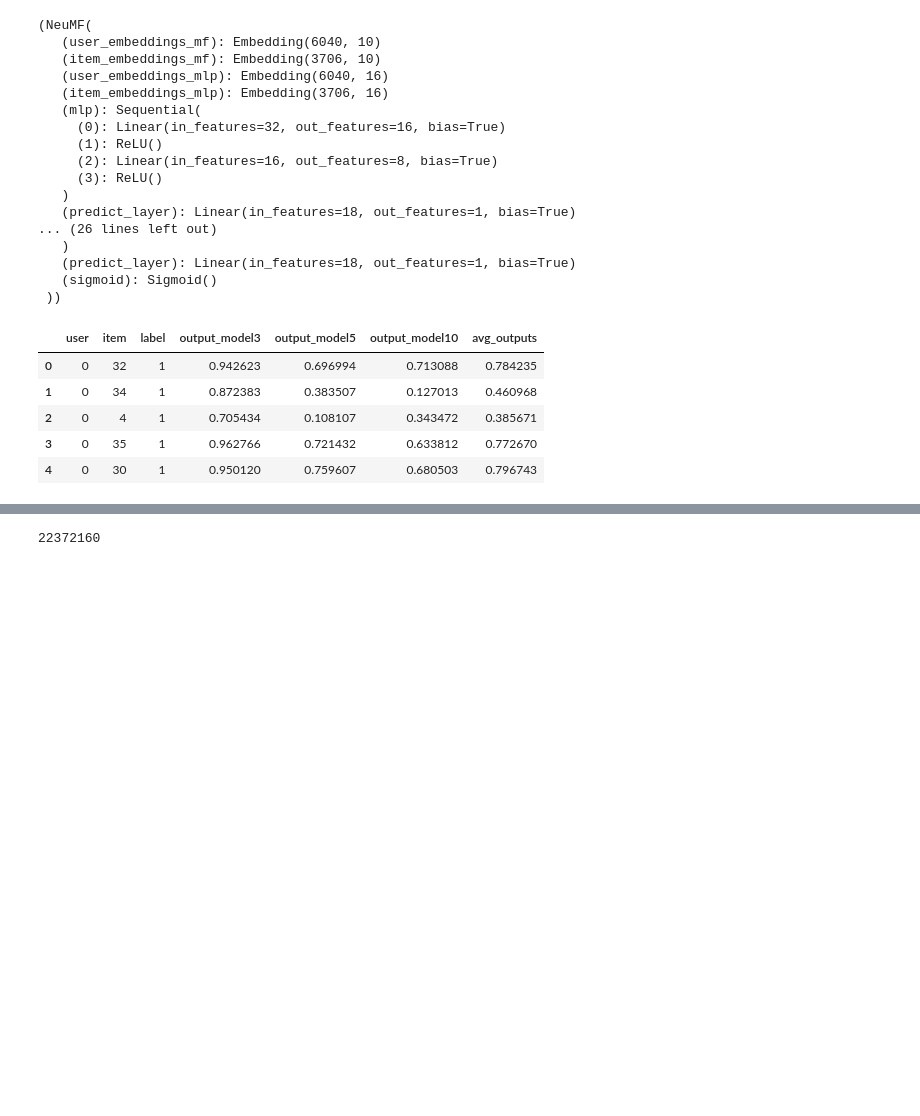
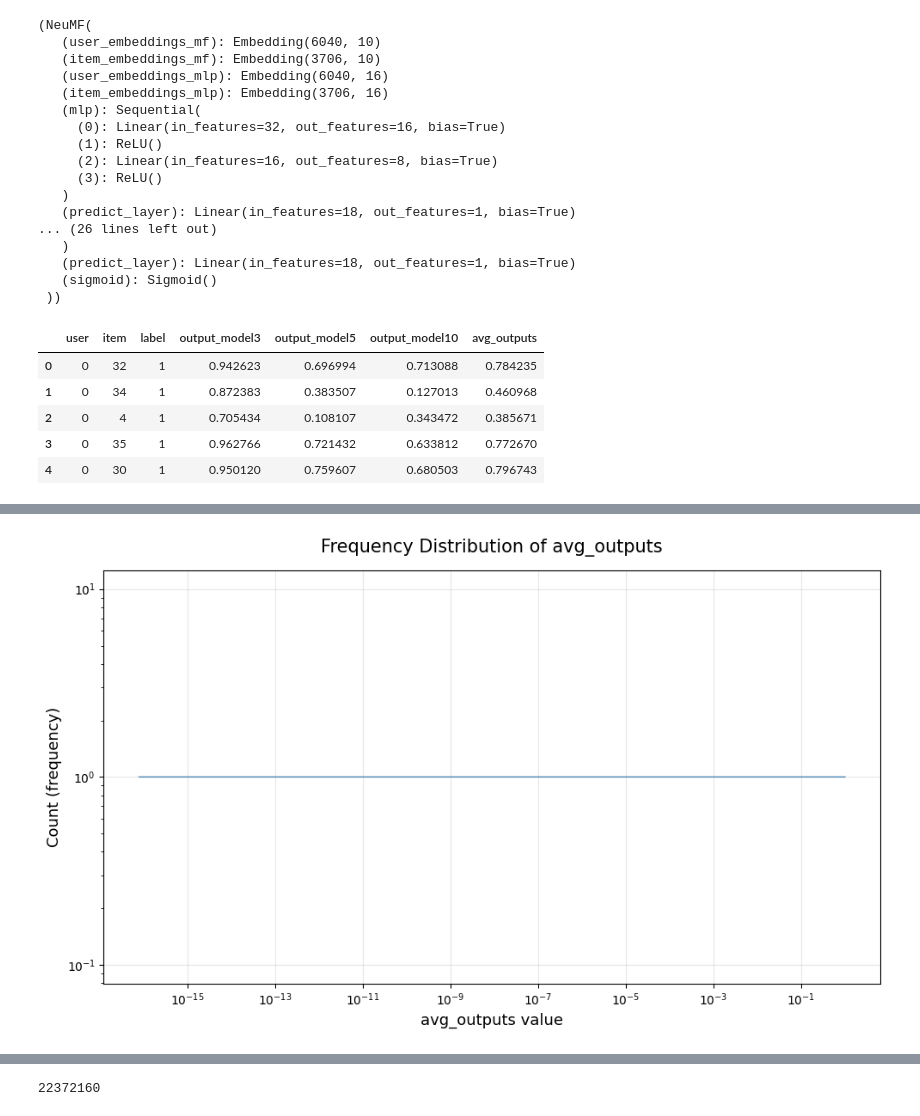
Before and after one commit to panchaldhruv27223/NCF_Recommendation, a Jupyter notebook: NCF_Pytorch/Custom_User_centric_batch/get_data_info.ipynb, the cells around one changed output, grey strips where cells are left out. Drawn from its saved outputs; the diff is of its cells as text; code cells hidden in the pictures; blank space fills up the shorter version.

```diff
--- a/NCF_Pytorch/Custom_User_centric_batch/get_data_info.ipynb
+++ b/NCF_Pytorch/Custom_User_centric_batch/get_data_info.ipynb
@@ -356,0 +441,18 @@ df.head()
+# %%
+value_counts = df["avg_outputs"].value_counts().sort_index()
+
+# Step 2: Plot (you can sample or bin for large data)
+plt.figure(figsize=(10, 6))
+plt.plot(value_counts.index, value_counts.values, color='steelblue', linewidth=1)
+
+plt.title("Frequency Distribution of avg_outputs", fontsize=15, pad=15)
+plt.xlabel("avg_outputs value", fontsize=13)
+plt.ylabel("Count (frequency)", fontsize=13)
+
+plt.xscale("log")  # optional if values span large/small ranges
+plt.yscale("log")  # helps visualize long-tail patterns
+plt.grid(alpha=0.3)
+plt.tight_layout()
+plt.show()
+# %% [output]
+[figure, added]
```
Also changed, not shown: parts of 20 cells of this notebook, 11 other files.
